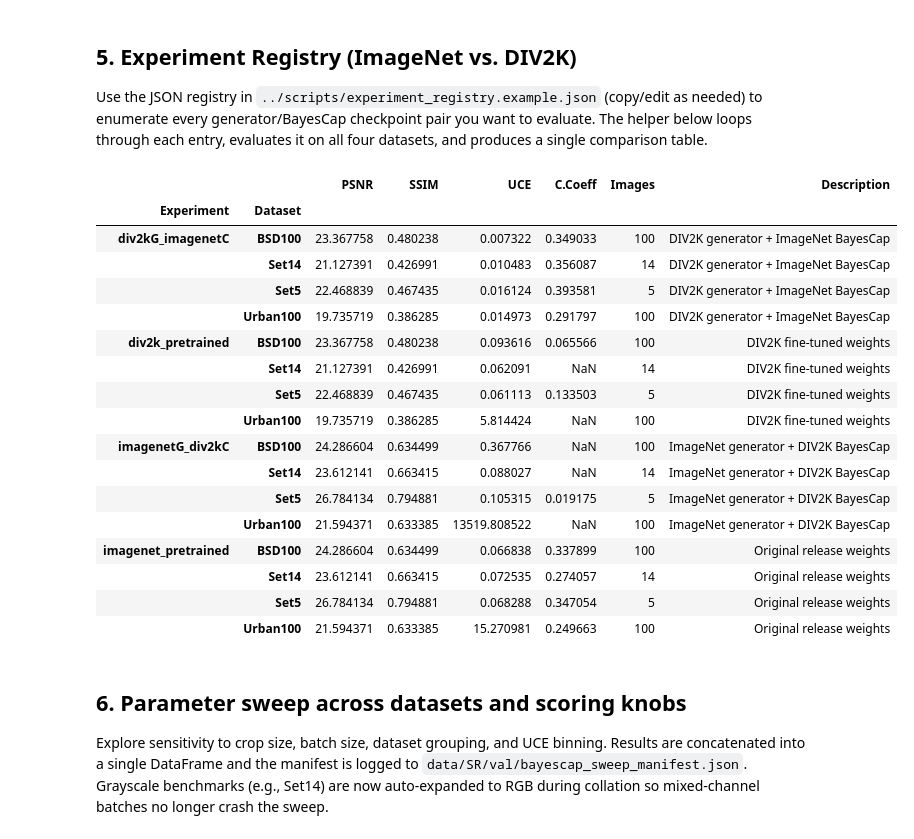
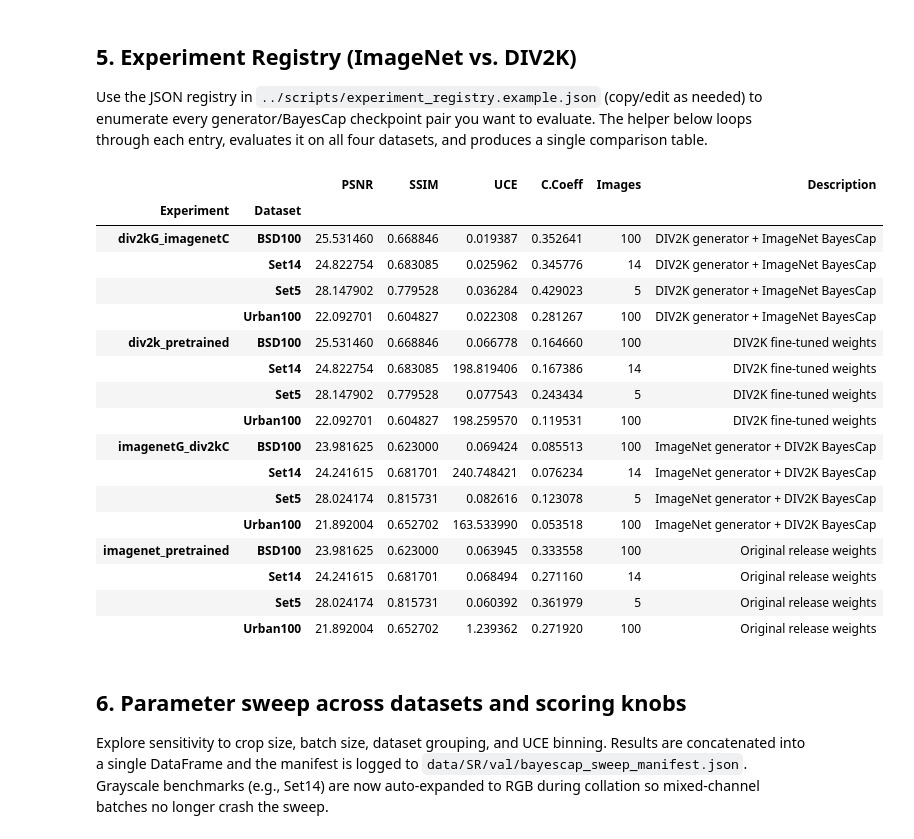
Before and after one commit to othmaneechc/BayesCap, a Jupyter notebook: src/BayesCap_SRGAN_train_and_eval.ipynb, the cells around one changed output. Saved outputs shown, nothing was run; the diff lists cells and outputs as text; code cells hidden in the pictures.

```diff
--- a/src/BayesCap_SRGAN_train_and_eval.ipynb
+++ b/src/BayesCap_SRGAN_train_and_eval.ipynb
@@ -128,37 +128,37 @@ Use the JSON registry in `../scripts/experiment_registry.example.json` (copy/edi
 # %%
 experiment_registry_path = project_root / 'scripts' / 'experiment_registry.example.json'
 experiments = load_experiment_registry(experiment_registry_path)
 comparison_df = compare_experiments(
     experiments,
     benchmark_root,
     ['Set5', 'Set14', 'BSD100', 'Urban100'],
-    image_size=(256, 256),
+    image_size=(320, 320),
     upscale_factor=sr_factor,
     batch_size=1,
     num_bins=30,
     device=device,
     dtype=dtype,
 )
 comparison_df
 # %% [output]
 |  |  | PSNR | SSIM | UCE | C.Coeff | Images | Description |
 | Experiment | Dataset |  |  |  |  |  |  |
-| div2kG_imagenetC | BSD100 | 23.367758 | 0.480238 | 0.007322 | 0.349033 | 100 | DIV2K generator + ImageNet BayesCap |
-|  | Set14 | 21.127391 | 0.426991 | 0.010483 | 0.356087 | 14 | DIV2K generator + ImageNet BayesCap |
-|  | Set5 | 22.468839 | 0.467435 | 0.016124 | 0.393581 | 5 | DIV2K generator + ImageNet BayesCap |
-|  | Urban100 | 19.735719 | 0.386285 | 0.014973 | 0.291797 | 100 | DIV2K generator + ImageNet BayesCap |
-| div2k_pretrained | BSD100 | 23.367758 | 0.480238 | 0.093616 | 0.065566 | 100 | DIV2K fine-tuned weights |
-|  | Set14 | 21.127391 | 0.426991 | 0.062091 | NaN | 14 | DIV2K fine-tuned weights |
-|  | Set5 | 22.468839 | 0.467435 | 0.061113 | 0.133503 | 5 | DIV2K fine-tuned weights |
-|  | Urban100 | 19.735719 | 0.386285 | 5.814424 | NaN | 100 | DIV2K fine-tuned weights |
-| imagenetG_div2kC | BSD100 | 24.286604 | 0.634499 | 0.367766 | NaN | 100 | ImageNet generator + DIV2K BayesCap |
-|  | Set14 | 23.612141 | 0.663415 | 0.088027 | NaN | 14 | ImageNet generator + DIV2K BayesCap |
-|  | Set5 | 26.784134 | 0.794881 | 0.105315 | 0.019175 | 5 | ImageNet generator + DIV2K BayesCap |
-|  | Urban100 | 21.594371 | 0.633385 | 13519.808522 | NaN | 100 | ImageNet generator + DIV2K BayesCap |
-| imagenet_pretrained | BSD100 | 24.286604 | 0.634499 | 0.066838 | 0.337899 | 100 | Original release weights |
-|  | Set14 | 23.612141 | 0.663415 | 0.072535 | 0.274057 | 14 | Original release weights |
-|  | Set5 | 26.784134 | 0.794881 | 0.068288 | 0.347054 | 5 | Original release weights |
-|  | Urban100 | 21.594371 | 0.633385 | 15.270981 | 0.249663 | 100 | Original release weights |
+| div2kG_imagenetC | BSD100 | 25.531460 | 0.668846 | 0.019387 | 0.352641 | 100 | DIV2K generator + ImageNet BayesCap |
+|  | Set14 | 24.822754 | 0.683085 | 0.025962 | 0.345776 | 14 | DIV2K generator + ImageNet BayesCap |
+|  | Set5 | 28.147902 | 0.779528 | 0.036284 | 0.429023 | 5 | DIV2K generator + ImageNet BayesCap |
+|  | Urban100 | 22.092701 | 0.604827 | 0.022308 | 0.281267 | 100 | DIV2K generator + ImageNet BayesCap |
+| div2k_pretrained | BSD100 | 25.531460 | 0.668846 | 0.066778 | 0.164660 | 100 | DIV2K fine-tuned weights |
+|  | Set14 | 24.822754 | 0.683085 | 198.819406 | 0.167386 | 14 | DIV2K fine-tuned weights |
+|  | Set5 | 28.147902 | 0.779528 | 0.077543 | 0.243434 | 5 | DIV2K fine-tuned weights |
+|  | Urban100 | 22.092701 | 0.604827 | 198.259570 | 0.119531 | 100 | DIV2K fine-tuned weights |
+| imagenetG_div2kC | BSD100 | 23.981625 | 0.623000 | 0.069424 | 0.085513 | 100 | ImageNet generator + DIV2K BayesCap |
+|  | Set14 | 24.241615 | 0.681701 | 240.748421 | 0.076234 | 14 | ImageNet generator + DIV2K BayesCap |
+|  | Set5 | 28.024174 | 0.815731 | 0.082616 | 0.123078 | 5 | ImageNet generator + DIV2K BayesCap |
+|  | Urban100 | 21.892004 | 0.652702 | 163.533990 | 0.053518 | 100 | ImageNet generator + DIV2K BayesCap |
+| imagenet_pretrained | BSD100 | 23.981625 | 0.623000 | 0.063945 | 0.333558 | 100 | Original release weights |
+|  | Set14 | 24.241615 | 0.681701 | 0.068494 | 0.271160 | 14 | Original release weights |
+|  | Set5 | 28.024174 | 0.815731 | 0.060392 | 0.361979 | 5 | Original release weights |
+|  | Urban100 | 21.892004 | 0.652702 | 1.239362 | 0.271920 | 100 | Original release weights |
 # %% [markdown]
 ## 6. Parameter sweep across datasets and scoring knobs
 Explore sensitivity to crop size, batch size, dataset grouping, and UCE binning. Results are concatenated into a single DataFrame and the manifest is logged to `data/SR/val/bayescap_sweep_manifest.json`. Grayscale benchmarks (e.g., Set14) are now auto-expanded to RGB during collation so mixed-channel batches no longer crash the sweep.
```
Also changed, not shown: parts of 9 cells of this notebook, 37 other files.
